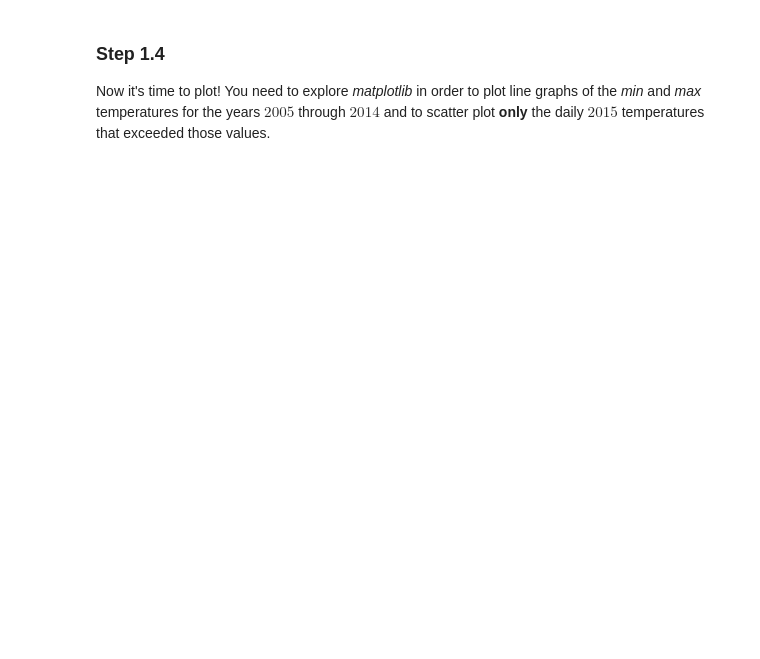
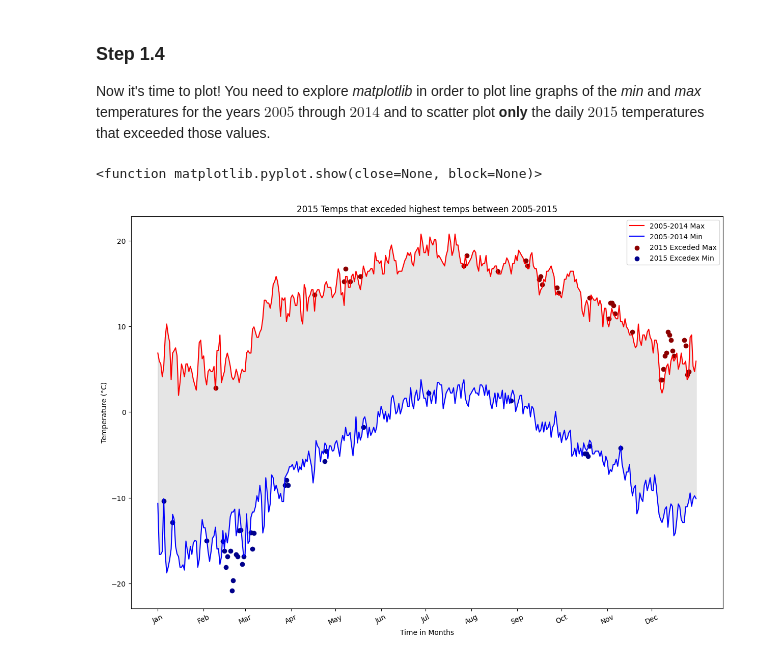
Before and after one commit to Per1cosele/Data-Science-Workshops, a Jupyter notebook: Workshop_3.ipynb, the cells around one changed output. Cells and saved outputs as stored; diff of their text form; code cells hidden in the pictures; blank space fills up the shorter version.

```diff
--- a/Workshop_3.ipynb
+++ b/Workshop_3.ipynb
@@ -86,0 +121,16 @@ temperature_min_per_day_2015_df = ...
+# %%
+temperature_max_per_day_df['Year'] = temperature_max_per_day_df['Date'].dt.year
+temperature_max_per_day_df['Day_of_Year'] = temperature_max_per_day_df['Date'].dt.strftime('%m-%d')
+temperature_max_day_year_df = temperature_max_per_day_df[temperature_max_per_day_df['Year'] < 2015].groupby('Day_of_Year').agg({'Data_Value' : 'max'}).reset_index()
+
+temperature_min_per_day_df['Year'] = temperature_min_per_day_df['Date'].dt.year
+temperature_min_per_day_df['Day_of_Year'] = temperature_min_per_day_df['Date'].dt.strftime('%m-%d')
+temperature_min_day_year_df = temperature_min_per_day_df[temperature_min_per_day_df['Year'] < 2015].groupby('Day_of_Year').agg({'Data_Value': 'min'}).reset_index()
+
+temperature_max_per_day_2015_df = temperature_max_per_day_df[temperature_max_per_day_df['Year'] == 2015].groupby('Day_of_Year').agg({'Data_Value': 'max'}).reset_index()
+temperature_min_per_day_2015_df = temperature_min_per_day_df[temperature_min_per_day_df['Year'] == 2015].groupby('Day_of_Year').agg({'Data_Value': 'min'}).reset_index()
+
+print(temperature_max_day_year_df)
+print(temperature_min_day_year_df)
+print(temperature_max_per_day_2015_df)
+print(temperature_min_per_day_2015_df)
@@ -98,0 +161,22 @@ fig = plt.figure(figsize=(15, 10))
+# %%
+import matplotlib.pyplot as plt
+from calendar import month_abbr
+
+fig = plt.figure(figsize=(15, 10))
+plt.plot(temperature_max_day_year_df['Day_of_Year'], temperature_max_day_year_df['Data_Value'], label='2005-2014 Max', color='red')
+plt.plot(temperature_min_day_year_df['Day_of_Year'], temperature_min_day_year_df['Data_Value'], label='2005-2014 Min', color='blue')
+plt.fill_between(temperature_max_day_year_df['Day_of_Year'],temperature_min_day_year_df['Data_Value'], temperature_max_day_year_df['Data_Value'], color='gray', alpha=0.2)
+exceeded_max_values_2015 = temperature_max_per_day_2015_df[temperature_max_per_day_2015_df['Data_Value'] > temperature_max_day_year_df['Data_Value']]
+exceeded_min_values_2015 = temperature_min_per_day_2015_df[temperature_min_per_day_2015_df['Data_Value'] < temperature_min_day_year_df['Data_Value']]
+plt.scatter(exceeded_max_values_2015['Day_of_Year'], exceeded_max_values_2015['Data_Value'], color = 'darkred', label='2015 Exceded Max')
+plt.scatter(exceeded_min_values_2015['Day_of_Year'], exceeded_min_values_2015['Data_Value'], color = 'darkblue', label='2015 Excedex Min')
+
+plt.xlabel('Time in Months')
+plt.ylabel('Temperature (°C)')
+plt.title('2015 Temps that exceded highest temps between 2005-2015')
+plt.legend()
+plt.xticks( ticks=[f'{i:02d}-01' for i in range(1,13)],labels=[month_abbr[i] for i in range(1,13)], rotation =25)
+plt.show
+# %% [output]
+<function matplotlib.pyplot.show(close=None, block=None)>
+[figure, added]
```
Also changed, not shown: parts of 8 cells of this notebook.
